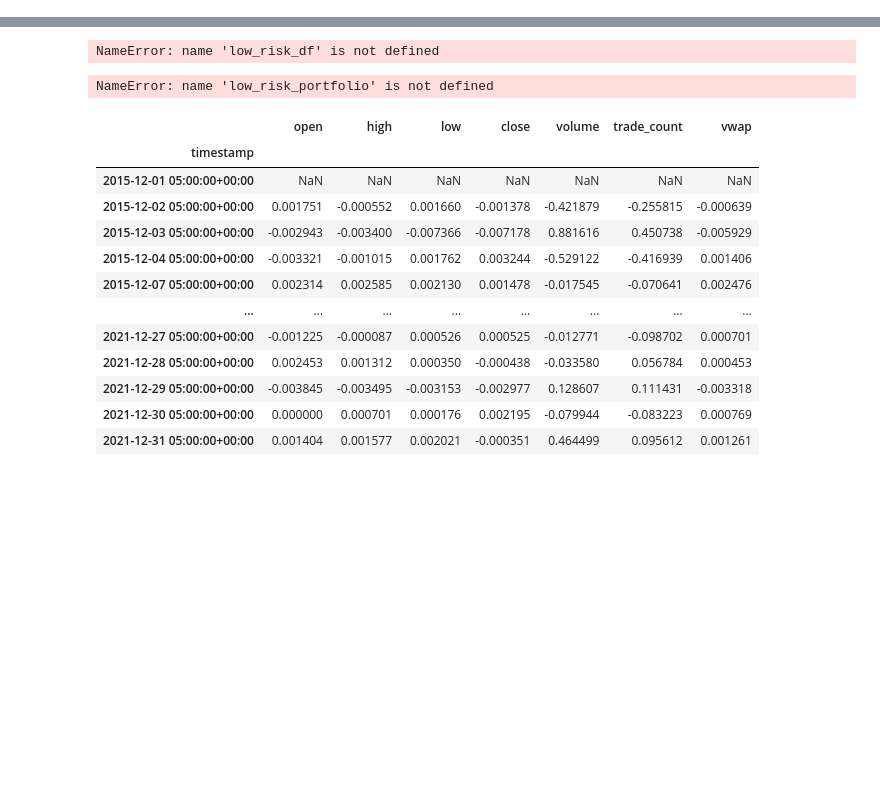
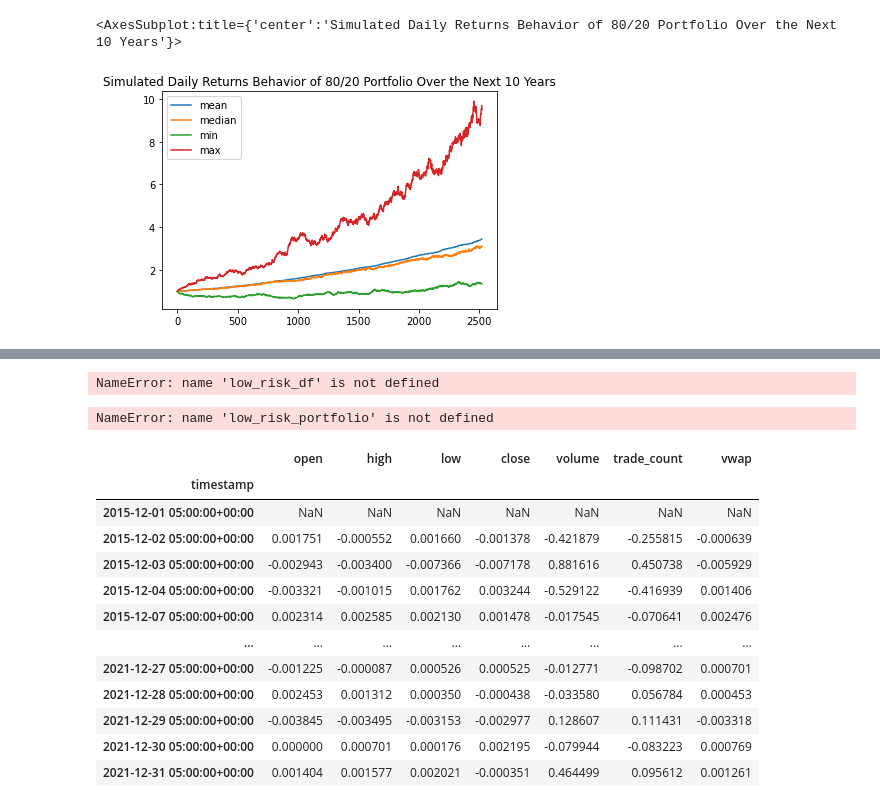
Before and after one commit to dhut1621/Project-1, a Jupyter notebook: Ryan's_Project_1.ipynb, the cells around one changed output, grey strips where cells are left out. Drawn from its saved outputs; the diff is of its cells as text; code cells hidden in the pictures; blank space fills up the shorter version.

```diff
--- a/Ryan's_Project_1.ipynb
+++ b/Ryan's_Project_1.ipynb
@@ -128,0 +185,14 @@ NameError: name 'MCSimulation' is not defined
+# %%
+# get summary statistics from the simulated daily returns
+higher_risk_sim_returns = {
+    "mean": list(higher_risk_df.simulated_return.mean(axis=1)),
+    "median": list(higher_risk_df.simulated_return.median(axis=1)),
+    "min": list(higher_risk_df.simulated_return.min(axis=1)),
+    "max": list(higher_risk_df.simulated_return.max(axis=1))
+}
+
+# Create a DataFrame with the summary statistics
+higher_risk_sim_returns = pd.DataFrame(higher_risk_sim_returns)
+
+# Show data
+higher_risk_sim_returns.head()
@@ -128,0 +206,5 @@ NameError: name 'MCSimulation' is not defined
+# %%
+higher_risk_sim_returns.plot(title="Simulated Daily Returns Behavior of 80/20 Portfolio Over the Next 10 Years")
+# %% [output]
+<AxesSubplot:title={'center':'Simulated Daily Returns Behavior of 80/20 Portfolio Over the Next 10 Years'}>
+[figure, added]
```
Also changed, not shown: parts of 18 cells of this notebook.
